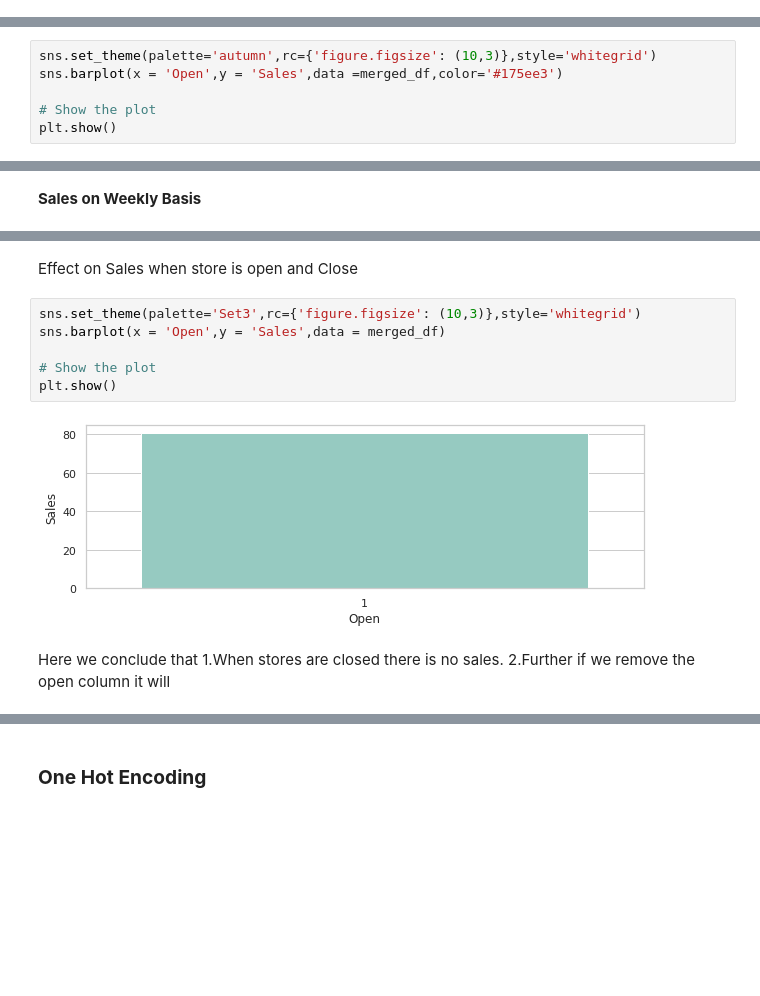
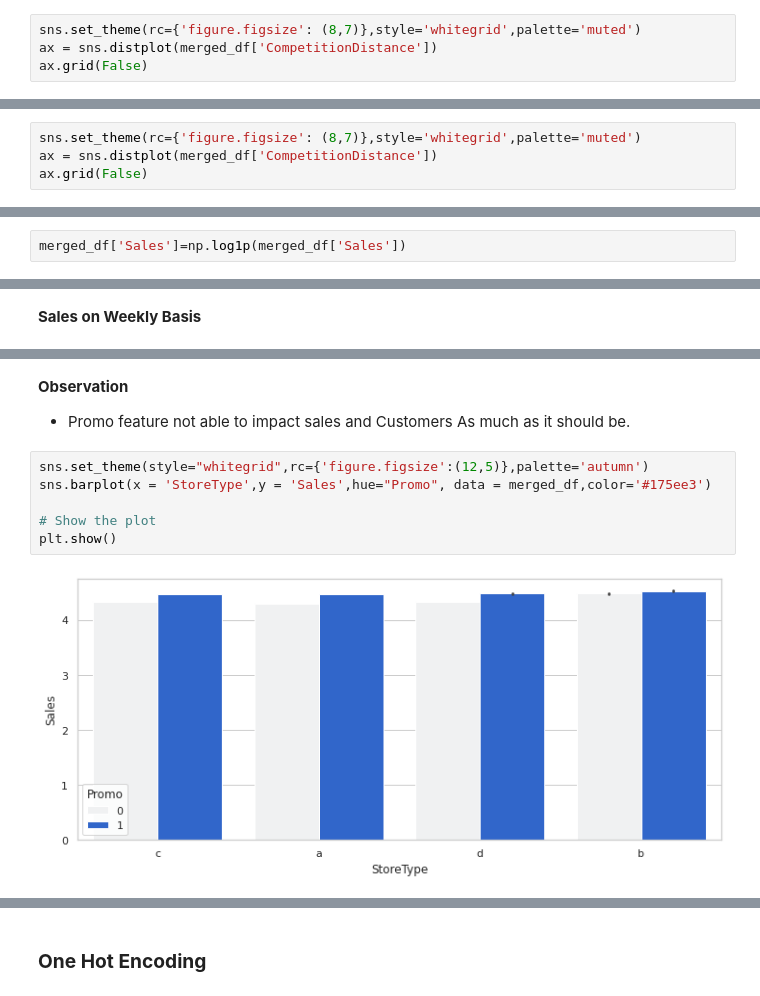
Before and after one commit to aditi10998/Rossmann_sales_prediction, a Jupyter notebook: Copy_of_Rossmann_Sales_Prediction_Capstone_Project.ipynb, the cells around one changed output, grey strips where cells are left out. Saved outputs shown, nothing was run; the diff lists cells and outputs as text; blank space fills up the shorter version.

```diff
--- a/Copy_of_Rossmann_Sales_Prediction_Capstone_Project.ipynb
+++ b/Copy_of_Rossmann_Sales_Prediction_Capstone_Project.ipynb
@@ -426,0 +475,4 @@ ax.grid(False)
+# %%
+sns.set_theme(rc={'figure.figsize': (8,7)},style='whitegrid',palette='muted')
+ax = sns.distplot(merged_df['CompetitionDistance'])
+ax.grid(False)
@@ -426,0 +483,4 @@ ax.grid(False)
+# %%
+sns.set_theme(rc={'figure.figsize': (8,7)},style='whitegrid',palette='muted')
+ax = sns.distplot(merged_df['CompetitionDistance'])
+ax.grid(False)
@@ -554,6 +623,0 @@ plt.show()
-# %%
-sns.set_theme(palette='autumn',rc={'figure.figsize': (10,3)},style='whitegrid')
-sns.barplot(x = 'Open',y = 'Sales',data =merged_df,color='#175ee3')
-
-# Show the plot
-plt.show()
@@ -581 +624,3 @@ array([[<matplotlib.axes._subplots.AxesSubplot object at 0x...>,
+# %%
+merged_df['Sales']=np.log1p(merged_df['Sales'])
 # %% [markdown]
@@ -685,15 +717,12 @@ plt.show()
 [figure]
-# %% [markdown]
-Effect on Sales when store is open and Close
+# %% [markdown]
+**Observation**
+* Promo feature not able to impact sales and Customers As much as it should be.
 # %%
-sns.set_theme(palette='Set3',rc={'figure.figsize': (10,3)},style='whitegrid')
-sns.barplot(x = 'Open',y = 'Sales',data = merged_df)
+sns.set_theme(style="whitegrid",rc={'figure.figsize':(12,5)},palette='autumn')
+sns.barplot(x = 'StoreType',y = 'Sales',hue="Promo", data = merged_df,color='#175ee3')
 
 # Show the plot
 plt.show()
 # %% [output]
-[figure, old version]
+[figure, new version]
-# %% [markdown]
-Here we conclude that
-1.When stores are closed there is no sales.
-2.Further if we remove the open column it will
```
Also changed, not shown: parts of 128 cells of this notebook.
